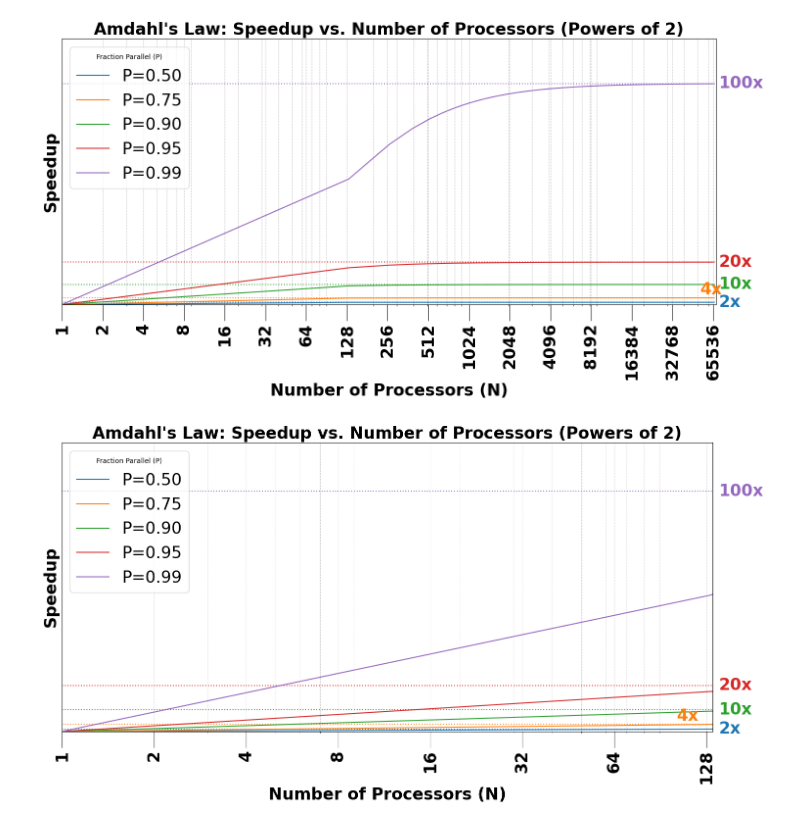
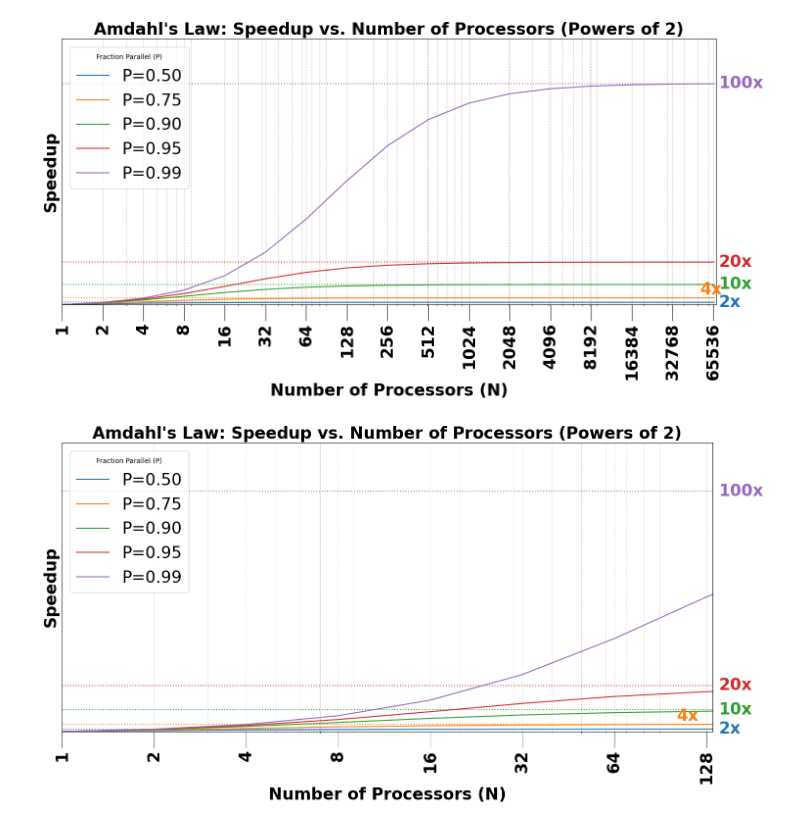
Before and after one commit to jappavoo/cudasudawuda, a Jupyter notebook: content/part1/lec1/plots.ipynb, the cells around one changed output. Cells and saved outputs as stored; diff of their text form; code cells hidden in the pictures.

```diff
--- a/content/part1/lec1/plots.ipynb
+++ b/content/part1/lec1/plots.ipynb
@@ -31,13 +31,13 @@ max_N_for_plot = 65536
 # Loop through each P value and plot the speedup curve
 for P in P_values:
     # Use the dense N_values for plotting the smooth curve
-    speedups_dense = amdahls_speedup(P, N_values_dense)
+    speedups_dense = amdahls_speedup(P, N_values_discrete)
 
     # Calculate the theoretical maximum speedup for this P (as N -> infinity)
     max_speedup_theoretical = 1 / (1 - P)
 
     # Plot the main function line
-    line, = plt.plot(N_values_dense, speedups_dense, label=f'P={P:.2f}') # Removed max speedup from legend
+    line, = plt.plot(N_values_discrete, speedups_dense, label=f'P={P:.2f}') # Removed max speedup from legend
 
     # Plot the horizontal asymptote (max theoretical speedup)
     plt.axhline(y=max_speedup_theoretical,
@@ -84,7 +84,7 @@ plt.xlim(1, max_N_for_plot * 1.05) # Extend x-axis limits to ensure labels are v
 plt.tight_layout()
 plt.show()
 # %% [output]
-[figure, old version]
+[figure, new version]
 # %%
 import numpy as np
 import matplotlib.pyplot as plt
@@ -118,13 +118,13 @@ max_N_for_plot = 128
 # Loop through each P value and plot the speedup curve
 for P in P_values:
     # Use the dense N_values for plotting the smooth curve
-    speedups_dense = amdahls_speedup(P, N_values_dense)
+    speedups_dense = amdahls_speedup(P, N_values_discrete)
 
     # Calculate the theoretical maximum speedup for this P (as N -> infinity)
     max_speedup_theoretical = 1 / (1 - P)
 
     # Plot the main function line
-    line, = plt.plot(N_values_dense, speedups_dense, label=f'P={P:.2f}') # Removed max speedup from legend
+    line, = plt.plot(N_values_discrete, speedups_dense, label=f'P={P:.2f}') # Removed max speedup from legend
 
     # Plot the horizontal asymptote (max theoretical speedup)
     plt.axhline(y=max_speedup_theoretical,
@@ -144,31 +144,31 @@ for P in P_values:
              f'{max_speedup_theoretical:.0f}x', # Format as integer with 'x' suffix
              color=line.get_color(),
              ha='left', va=va, # Horizontal alignment: left, Vertical alignment: center
              fontsize=24,
              fontweight='bold')
 
 
 # 5. Customize the plot
 plt.xscale('log')
 
 # Set custom x-axis ticks and labels
 plt.xticks(N_values_discrete, [str(n) for n in N_values_discrete], fontsize=24, fontweight='bold')
 plt.tick_params(axis='x', rotation=90, size=24)
 
 plt.xlabel('Number of Processors (N)', fontsize=24,fontweight='bold')
 
 # >>> REMOVE ALL OTHER Y LABELS <<<
 plt.ylabel('Speedup', fontsize=24,fontweight='bold')
 plt.yticks([]) # Remove all y-axis ticks and their labels
 
 plt.title("Amdahl's Law: Speedup vs. Number of Processors (Powers of 2)", fontsize=24, fontweight='bold')
 plt.grid(True, which="both", ls="--", c='0.7', alpha=0.7)
 plt.legend(title='Fraction Parallel (P)', loc='upper left', fontsize=24)
 
 plt.ylim(1, 120)
 plt.xlim(1, max_N_for_plot * 1.05) # Extend x-axis limits to ensure labels are visible
 
 plt.tight_layout()
 plt.show()
 # %% [output]
-[figure, old version]
+[figure, new version]
```
Also changed, not shown: parts of 11 cells of this notebook, 2 other files.
